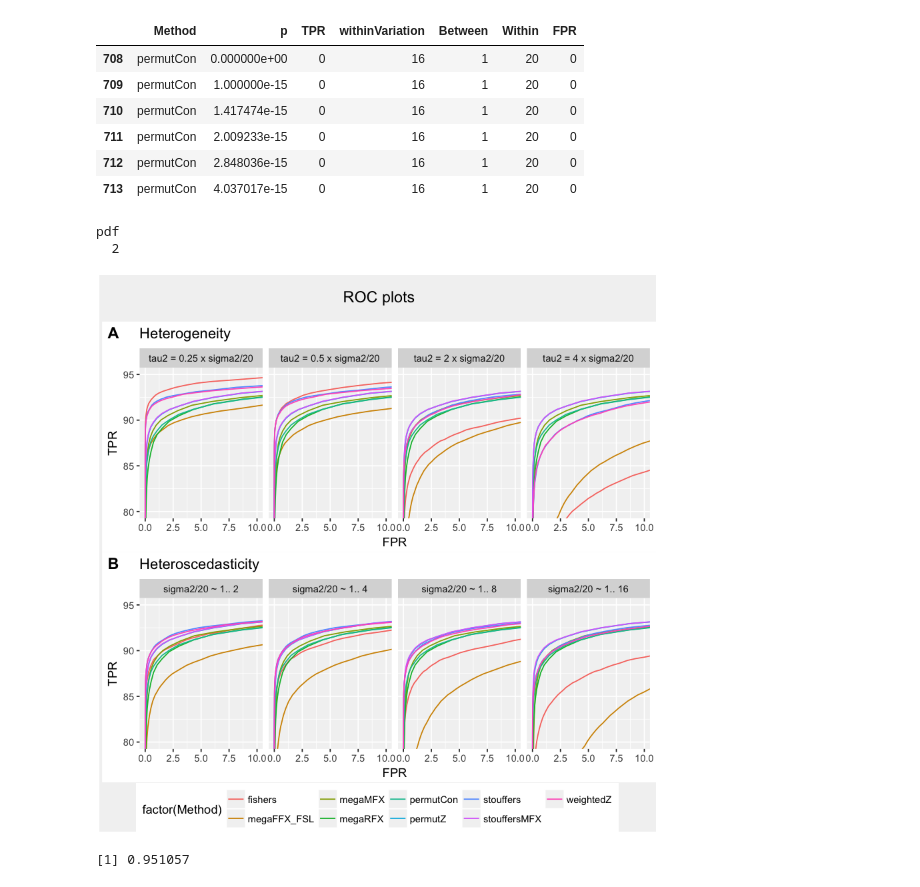
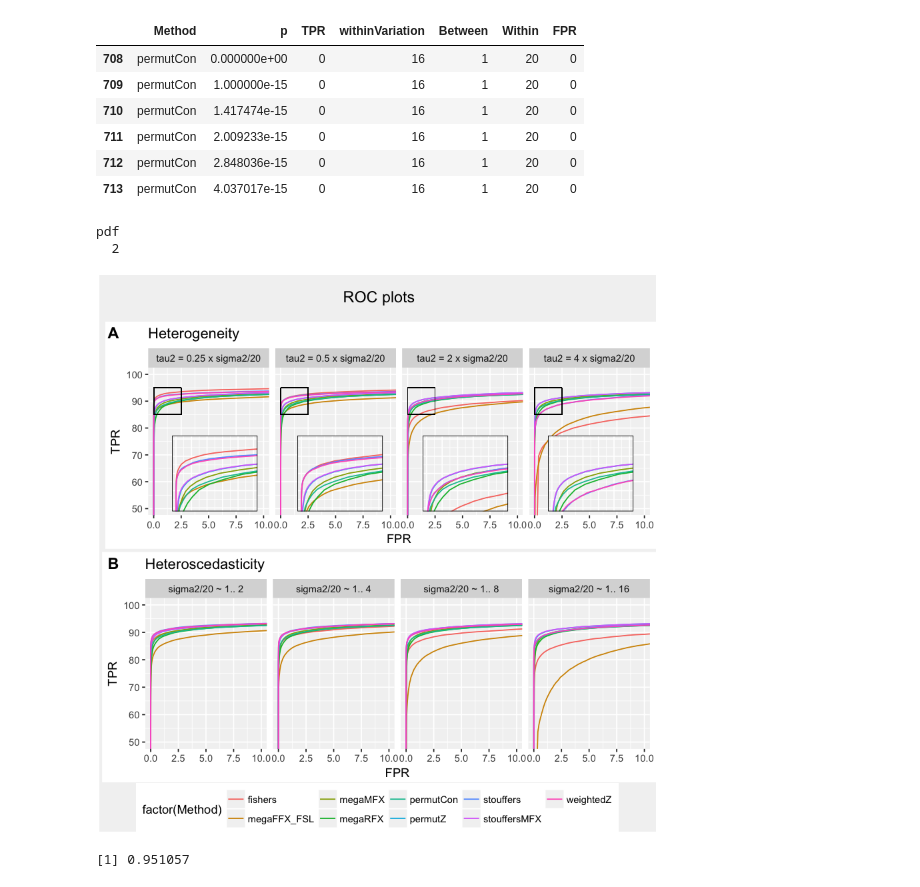
Before and after one commit to cmaumet/zmeta, a Jupyter notebook: real_data.ipynb, the cells around one changed output. Cells and saved outputs as stored; diff of their text form; code cells hidden in the pictures.

Commit message:
heterogeneity + zoom

```diff
--- a/real_data.ipynb
+++ b/real_data.ipynb
@@ -158,7 +149,7 @@ method_labels <- function(string) {
     string
 }
 
-roc_plot <- function(data, aes_line) {
+roc_plot <- function(data, aes_line, ylim=c(0.5, 1), xlim=c(0, 0.1)) {
 # print(names(data))
 # print(("p" %in% names(data)))
     if ("p" %in% names(data)){
@@ -174,7 +165,8 @@ roc_plot <- function(data, aes_line) {
     data$TPR <- data$TPR*100
 
     p <- ggplot(data=data,aes(group=Method, colour=factor(Method))) +
-    geom_line(aes_line)   + coord_cartesian(xlim = c(0, 10), ylim = c(80, 95))
+    geom_line(aes_line)   + coord_cartesian(xlim = xlim*100, ylim = ylim*100 )
+
     return(p)
 }
 
@@ -193,9 +185,37 @@ roc_plots <- function(data){
     # Panel B: Against simulated FPR & under varying levels of heterogenerity
     p2 <- roc_plot(subset(realdata_withsimuFPR, withinVariation==1 & Within!=20), aes(x=FPR, y=TPR)) +
             facet_grid(.~heterogeneity, labeller = labeller(heterogeneity = heterogeneity_labels,
-                           withinVariation = heteroscedasticity_labels)) + ggtitle('Heterogeneity') + theme(legend.position="none")
+                           withinVariation = heteroscedasticity_labels)) + theme(legend.position="none") +
+        ggtitle('Heterogeneity') +
+        geom_rect(aes(xmin=0, xmax=2.5, ymin=85,ymax=95), alpha=0.2, color="black", fill=NA, size=0.2)
+#         geom_rect(mapping=aes(xmin=0, xmax=2.5, ymin=85, ymax=95), color="black", alpha=0.5, fill=NA)
+
+    p3 <- roc_plot(subset(realdata_withsimuFPR, withinVariation==1 & Within!=20), aes(x=FPR, y=TPR),
+                   c(.85, .95), c(0, 0.025)) +
+            facet_grid(.~heterogeneity, labeller = labeller(heterogeneity = heterogeneity_labels,
+                           withinVariation = heteroscedasticity_labels)) + theme(legend.position="none")
+
+    rect <- data.frame(xmin=0, xmax=0.025, ymin=.85, ymax=.95)
+
+
+
+    start = 0.075
+    decalage = 0.03
+    p2 <- ggdraw() +
+      draw_plot(p2 + theme(legend.justification = "bottom"), 0, 0, 1, 1) +
+      draw_plot(p3 + ylab("  ") + xlab("  ") +
+      theme(panel.border = element_rect(linetype = "solid", fill = NA), axis.title=element_blank(),
+        strip.background = element_blank(),
+       strip.text.x = element_blank(),
+        plot.background=element_blank(),
+        axis.text=element_blank(),
+        axis.ticks=element_blank(), panel.spacing.x=unit(2.5, "lines")) +
+                theme(legend.justification = "top"),start+decalage , 0.125, 1-start-2*decalage, 0.40)
+
 #     p2 <- ggplot(data=subset(realdata_withsimuFPR, FPR<=0.10 & TPR>0.75 & withinVariation==1),
 #             aes(x=FPR, y=TPR, group=Method, colour=factor(Method))) + geom_point(size=0.02) + geom_line() +
+
+
 
 
     # Panel C: Against simulated FPR & under heteroscedasticity
@@ -210,34 +230,34 @@ roc_plots <- function(data){
 
     # Organise the figure: title, panel A at the top, panel B and C in a second row
 #     right_column <- plot_grid(p1, labels = 'A', ncol=1)
 
 
     left_column <- plot_grid(p2, p3, labels = c('A', 'B'), ncol=1)
 
 #     p <- plot_grid(right_column, left_column, labels = ' ', ncol=2, rel_widths=c(1, 3))
     title <- ggdraw() + draw_label('ROC plots')
     legend <- get_legend(p3 + theme(legend.position="bottom"))
 #     p <- plot_grid(p, legend, ncol = 1, rel_heights = c(1, .2))
 
     p <- plot_grid(title, left_column, legend, ncol=1, rel_heights=c(0.1, 1, 0.1)) +
         theme(plot.title=element_text(size=12), text=element_text(size=10))
 
     return(p)
 }
 
 p <- roc_plots(realdata)
 
 # print on screen
 print(p)
 
 # Save to pdf
 pdf(paste("roc.pdf", sep=""))
 print(p)
 dev.off()
 # %% [output]
 pdf
   2
-[figure, old version]
+[figure, new version]
 # %%
 simple_auc <- function(sens, spec){
 #     Sources: https://stats.stackexchange.com/questions/145566/how-to-calculate-area-under-the-curve-auc-or-the-c-statistic-by-hand
```
Also changed, not shown: parts of 1 cell of this notebook, 1 other file.
